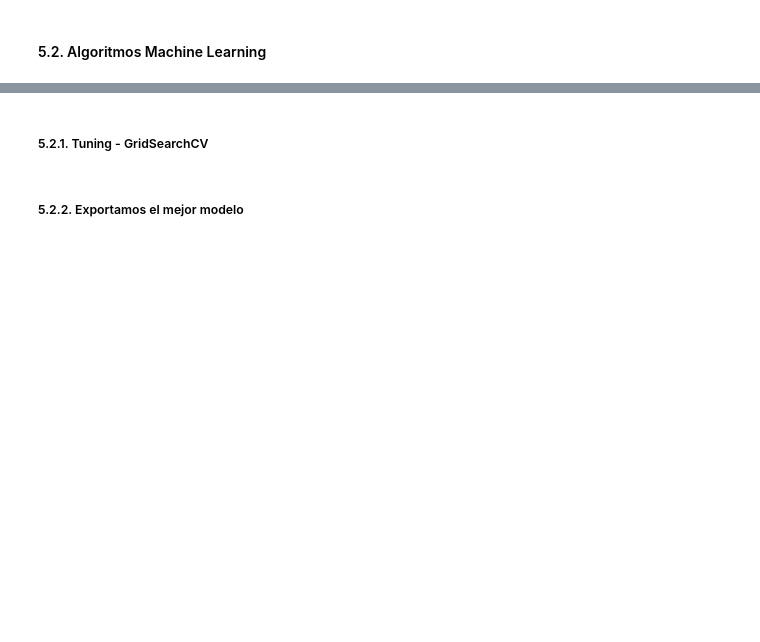
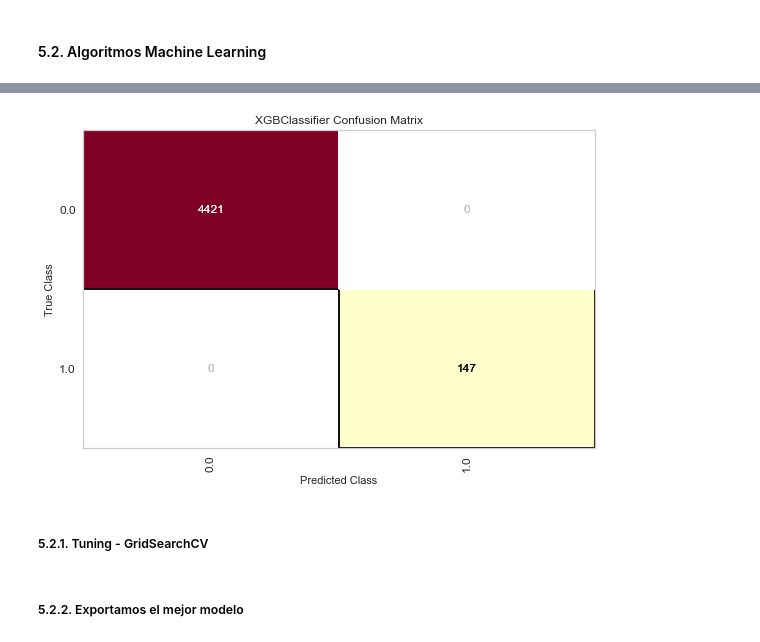
Before and after one commit to Project-ML-PUCP/BankruptcyTaiwan, a Jupyter notebook: 03. Codigo/03.4. Modeling - XGB.ipynb, the cells around one changed output, grey strips where cells are left out. Saved outputs shown, nothing was run; the diff lists cells and outputs as text; code cells hidden in the pictures; blank space fills up the shorter version.

```diff
--- a/03. Codigo/03.4. Modeling - XGB.ipynb
+++ b/03. Codigo/03.4. Modeling - XGB.ipynb
@@ -96,3 +209,12 @@ dataset_normalizado.head()
+# %%
+viz = ConfusionMatrix(model_XGB)
+# viz.fit(X_train, y_train)
+viz.score(X_train, y_train)
+# viz.score(X_test, y_test)
+viz.draw()
+viz.finalize()
+# %% [output]
+[figure, added]
 # %% [markdown]
 ##### 5.2.1. Tuning - GridSearchCV
 # %% [markdown]
```
Also changed, not shown: parts of 20 cells of this notebook, 2 other files.
